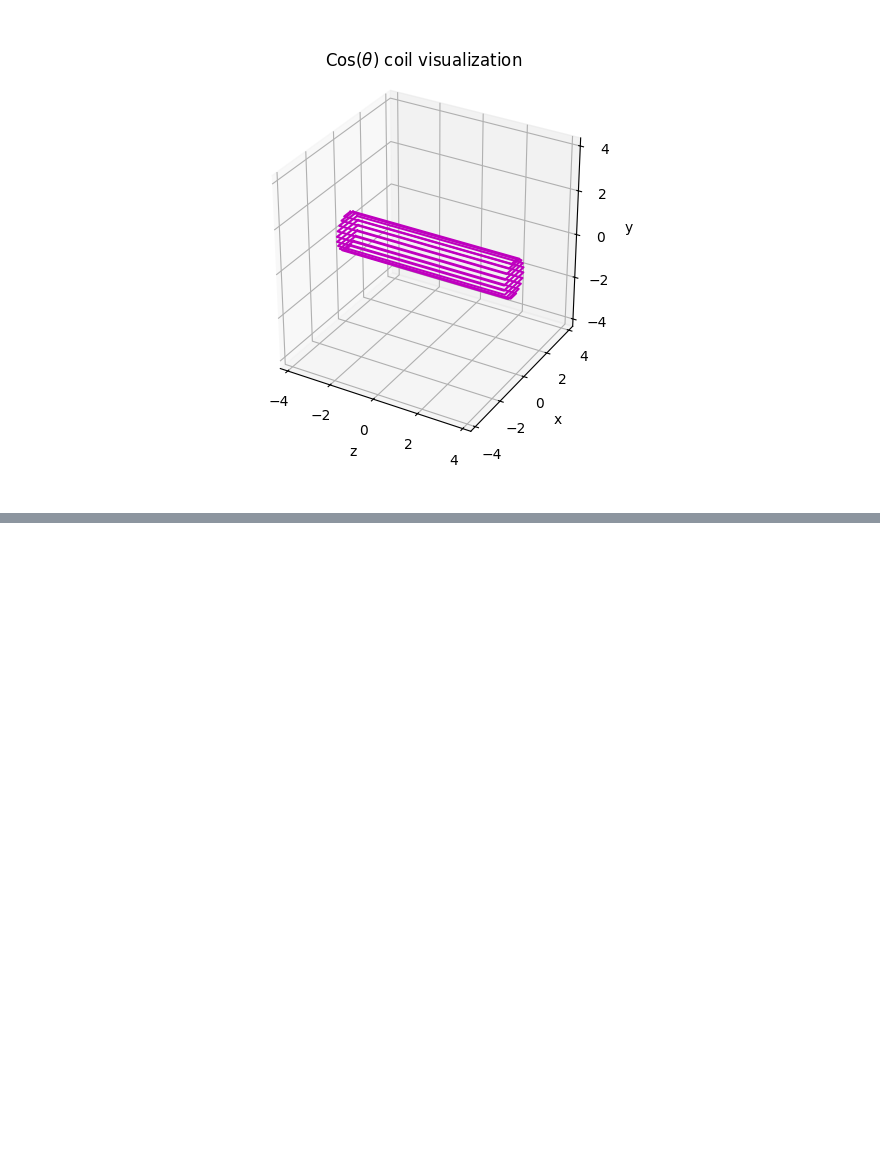
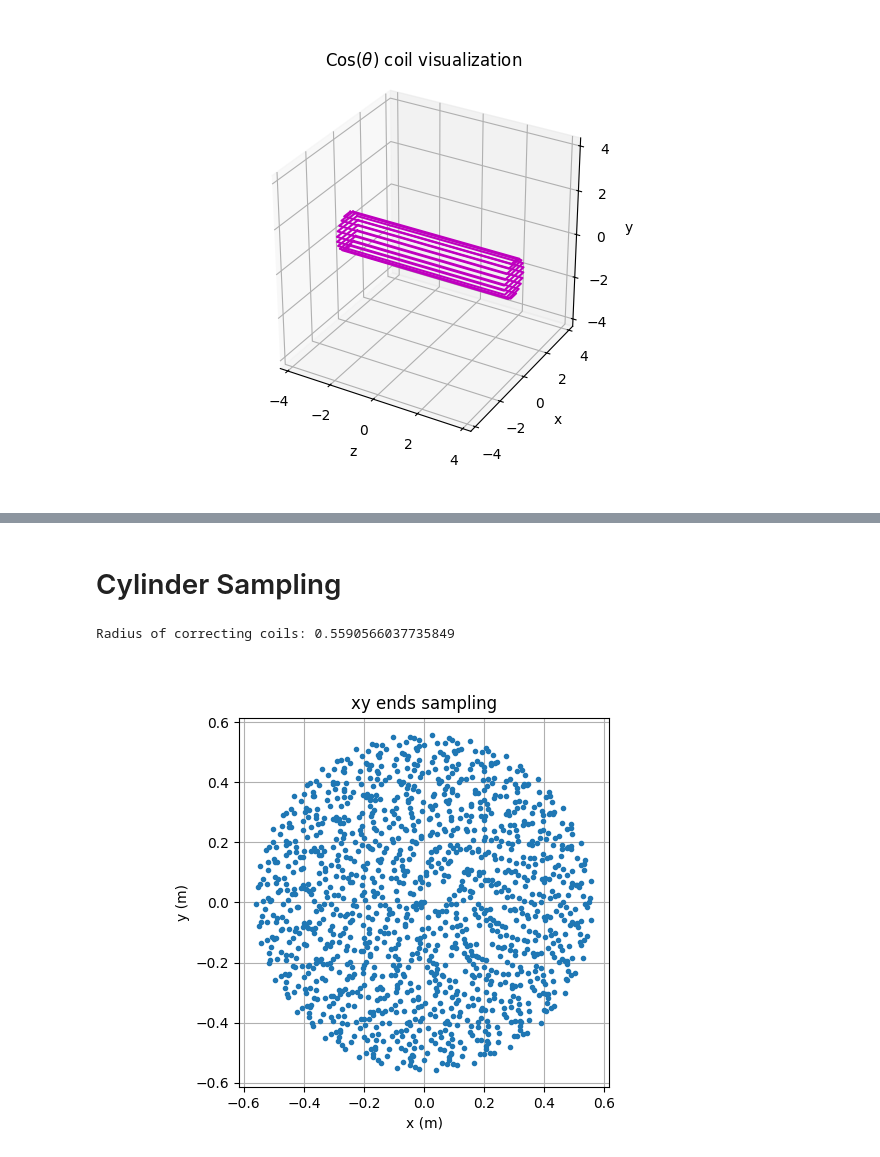
Before and after one commit to jseguine/Project8_bfield, a Jupyter notebook: bfield_deviation.ipynb, the cells around one changed output, grey strips where cells are left out. Drawn from its saved outputs; the diff is of its cells as text; code cells hidden in the pictures; blank space fills up the shorter version.

```diff
--- a/bfield_deviation.ipynb
+++ b/bfield_deviation.ipynb
@@ -1073,0 +1076,53 @@ plt.show()
+# %% [markdown]
+# Cylinder Sampling
+# %%
+n_cyl_z = 700
+n_cyl_φ = 70
+n_end_r = 100
+n_end_φscale = 50
+
+
+
+radial_offset = -1.75*dz_main
+cyl_r = R_main + radial_offset
+print(f"Radius of correcting coils: {cyl_r}")
+z_off = 1e-4
+# Do I need endcap grid?
+
+cyl_z_arr, dz_cyl = np.linspace(z_min, z_max, n_cyl_z, retstep=True)
+cyl_φ_arr, dφ_cyl = np.linspace(0, 2*np.pi, n_cyl_φ, retstep=True, endpoint=False)
+cyl_x_arr = (cyl_r)*np.cos(cyl_φ_arr)
+cyl_y_arr = (cyl_r)*np.sin(cyl_φ_arr)
+end_r_arr, dr_end = np.linspace(0, cyl_r, n_end_r, retstep=True)
+
+end_φ_arr = φ_from_r(end_r_arr, n_end_φscale)["φ_list"]
+random.seed(22)
+
+
+end_xy_list = np.empty((0, 3))
+for i in range(len(end_r_arr)):
+    rand_off = random.random()
+    rad = end_r_arr[i]
+    for j in end_φ_arr[i]:
+        end_xy_list = np.append(end_xy_list, np.array([[rad*np.cos(j + rand_off), rad*np.sin(j + rand_off), z_min - z_off]]), axis = 0)
+
+plt.close()
+plt.figure()
+plt.plot(end_xy_list.transpose()[0], end_xy_list.transpose()[1], ".")
+plt.xlabel("x (m)")
+plt.ylabel("y (m)")
+end_view_bounds = 1.1*max(end_r_arr)
+plt.xlim((-end_view_bounds, end_view_bounds))
+plt.ylim((-end_view_bounds, end_view_bounds))
+
+ax = plt.gca()
+ax.set_aspect('equal', adjustable='box')
+plt.title("xy ends sampling")
+ax.grid()
+# plt.savefig("measurement_array.png")
+
+
+plt.show()
+# %% [output]
+Radius of correcting coils: 0.5590566037735849
+[figure, added]
```
Also changed, not shown: parts of 27 cells of this notebook, 1 other file.
